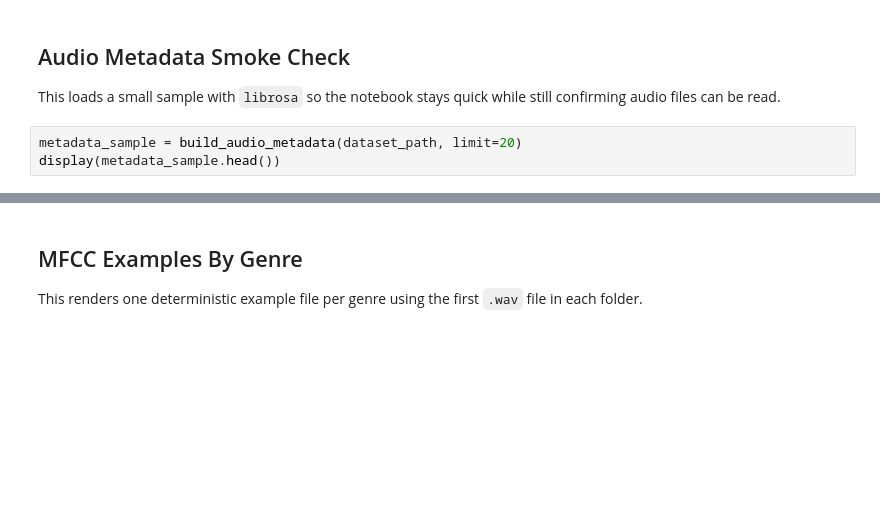
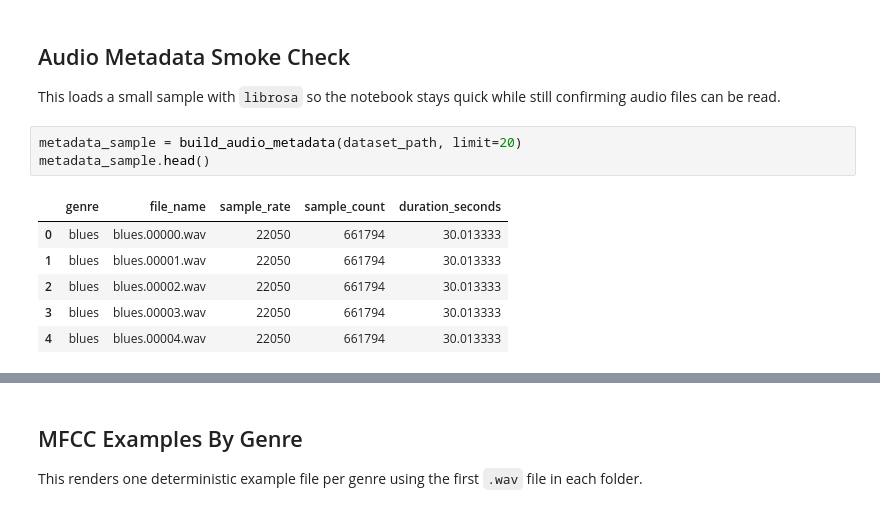
Before and after one commit to ach0309/audio-genre-classifier, a Jupyter notebook: code/1_explore.ipynb, the cells around one changed output, grey strips where cells are left out. Saved outputs shown, nothing was run; the diff lists cells and outputs as text; blank space fills up the shorter version.

```diff
--- a/code/1_explore.ipynb
+++ b/code/1_explore.ipynb
@@ -269,5 +76,12 @@ display(Image(filename=str(genre_chart_path)))
 This loads a small sample with `librosa` so the notebook stays quick while still confirming audio files can be read.
 # %%
 metadata_sample = build_audio_metadata(dataset_path, limit=20)
-display(metadata_sample.head())
+metadata_sample.head()
+# %% [output]
+|  | genre | file_name | sample_rate | sample_count | duration_seconds |
+| 0 | blues | blues.00000.wav | 22050 | 661794 | 30.013333 |
+| 1 | blues | blues.00001.wav | 22050 | 661794 | 30.013333 |
+| 2 | blues | blues.00002.wav | 22050 | 661794 | 30.013333 |
+| 3 | blues | blues.00003.wav | 22050 | 661794 | 30.013333 |
+| 4 | blues | blues.00004.wav | 22050 | 661794 | 30.013333 |
 # %%
```
Also changed, not shown: parts of 15 cells of this notebook.
